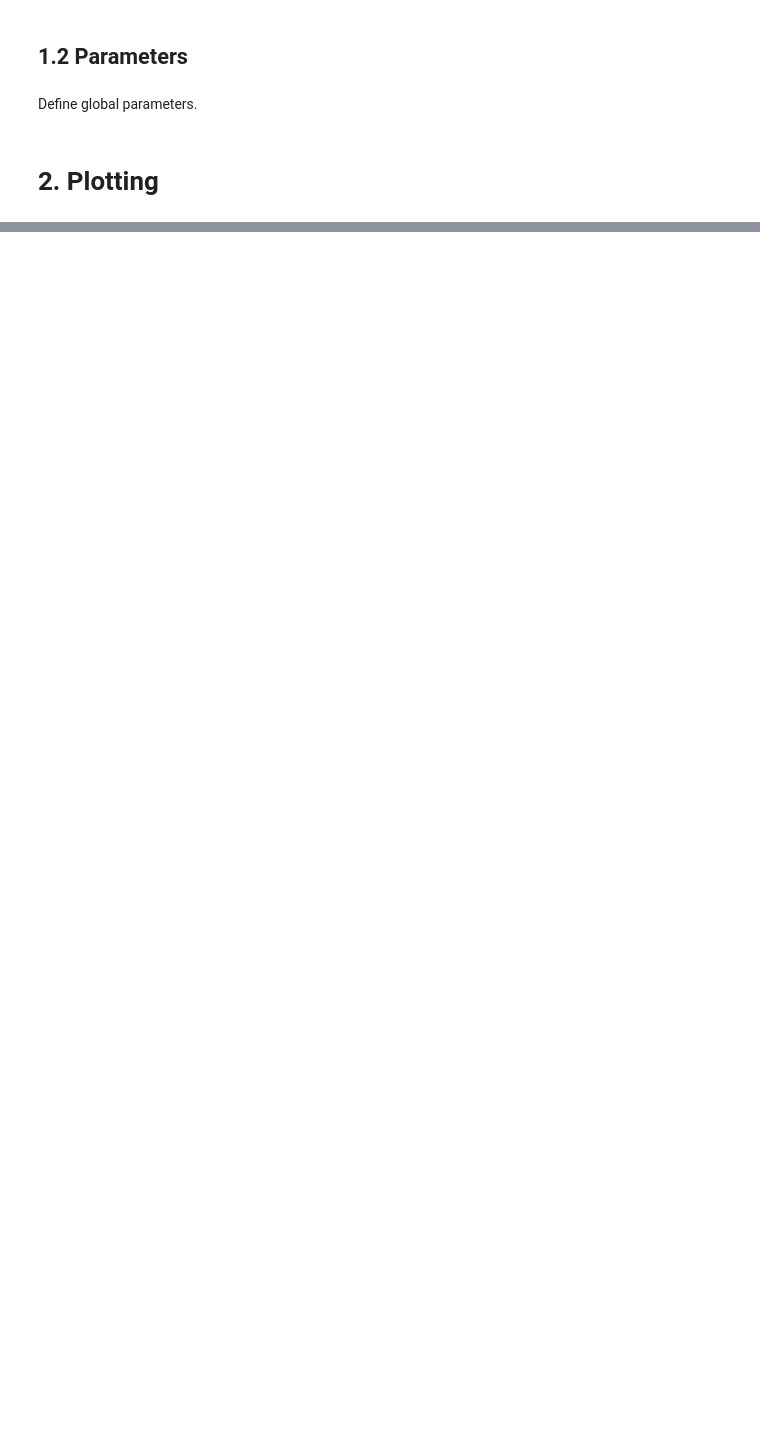
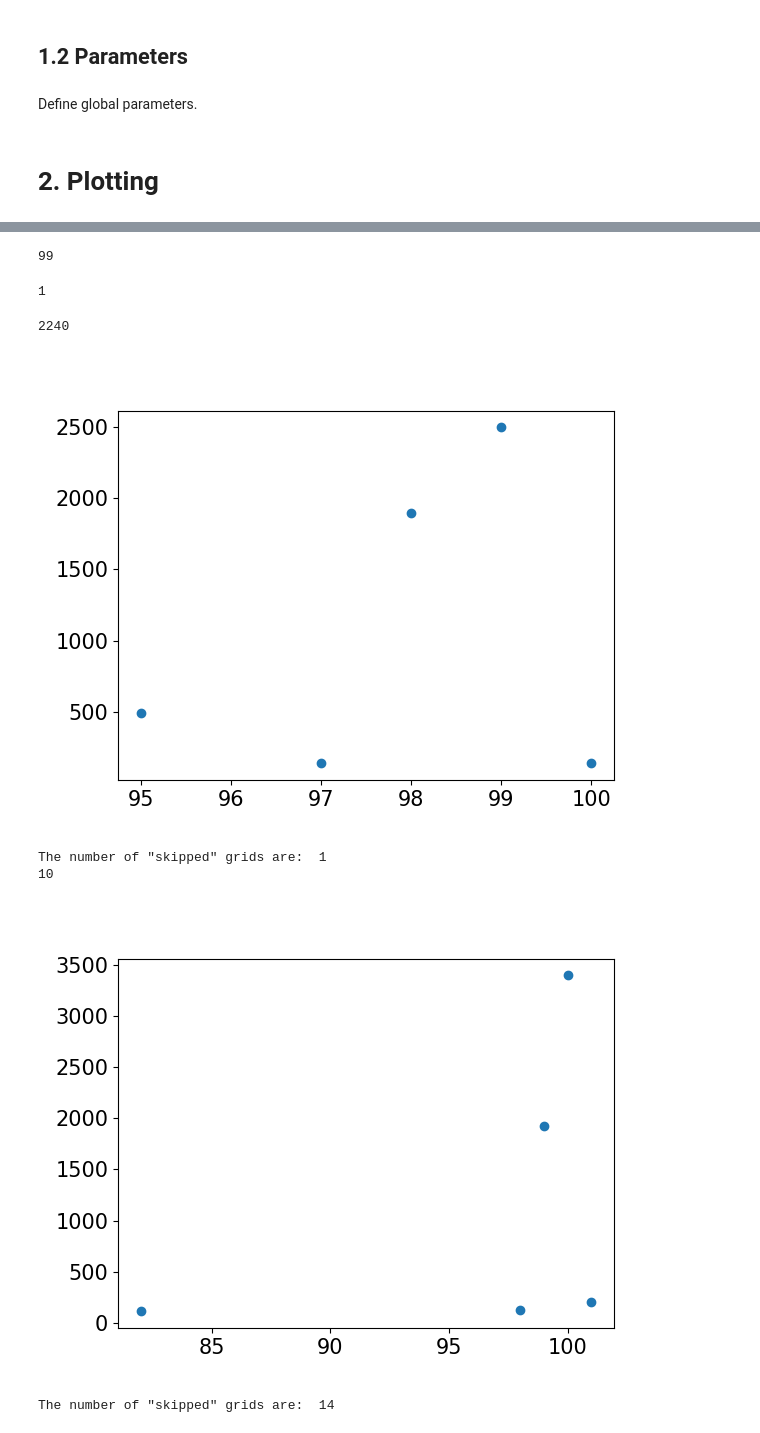
Before and after one commit to ess-dg/mg-let-2022-vmm-analysis, a Jupyter notebook: notebooks/preparations_mg_ref.ipynb, the cells around one changed output, grey strips where cells are left out. Cells and saved outputs as stored; diff of their text form; code cells hidden in the pictures; blank space fills up the shorter version.

Commit message:
Save 3 mars: Work with raw data and filtered data in paralell

```diff
--- a/notebooks/preparations_mg_ref.ipynb
+++ b/notebooks/preparations_mg_ref.ipynb
@@ -80,9 +104,17 @@ bus = 0
 # 2. Plotting<a class="anchor" id="PLOTTING"></a>
 # %%
 # Extract data
-file_name = 'ISIS_Source_2RUN_mvmelst_242_201104_115413'
+bus =9
+file_name = 'mvmelst_242_201104_115413.mvmelst'
 file_path = MG_RAW_FOLDER + file_name + '.zip'
-mg_manage.extract_and_save(file_name, file_path, MG_PROCESSED_FOLDER) # Only have to run this once
+#mg_manage.extract_and_save(file_name, file_path, MG_PROCESSED_FOLDER) # Only have to run this once
 mg_clu_run_1, mg_ev_run_1 = mg_manage.load_clusters_and_events(file_name, MG_PROCESSED_FOLDER)
-# Plot
-mg_basic_plot.mg_plot_basic_bus(file_name, bus, mg_clu_run_1, mg_ev_run_1, mg_filter, mg_area, file_name)
+mg_basic_plot.mg_plot_basic_bus('Somerun', bus, mg_clu_run_1, mg_ev_run_1, mg_filter, mg_area)
+# %%
+file_name = 'mvmelst_242_201104_115413.mvmelst'
+file_path = MG_RAW_FOLDER + file_name + '.zip'
+unzipped_path = mg_read.unzip_data(file_path)
+data = mg_read.import_data(unzipped_path)
+# %%
+# Extract clusters
+clusters = mg_read.extract_clusters(data)
@@ -88,0 +142,26 @@ mg_basic_plot.mg_plot_basic_bus(file_name, bus, mg_clu_run_1, mg_ev_run_1, mg_fi
+# %%
+clusters_filtered=mg_manage.filter_data(clusters,mg_filter)
+fixed=clusters_filtered.index.tolist()
+num_itms=len(fixed)
+indx=fixed[0]
+clusters_filtered.gcha[indx]
+# %% [output]
+99
+# %%
+indx=fixed[0]
+clusters_filtered.max_dist[indx]
+# %% [output]
+1
+# %%
+# Plot
+
+#mg_basic_plot.mg_plot_basic_bus(file_name, bus, mg_clu_run_1, mg_ev_run_1, mg_filter, mg_area, file_name)
+mg_basic_plot.mg_plot_grid_distrobution(clusters,file_name)
+mg_basic_plot.mg_plot_grid_distrobution(clusters_filtered,file_name)
+# %% [output]
+2240
+[figure, added]
+The number of "skipped" grids are:  1
+10
+[figure, added]
+The number of "skipped" grids are:  14
```
Also changed, not shown: parts of 6 cells of this notebook.
